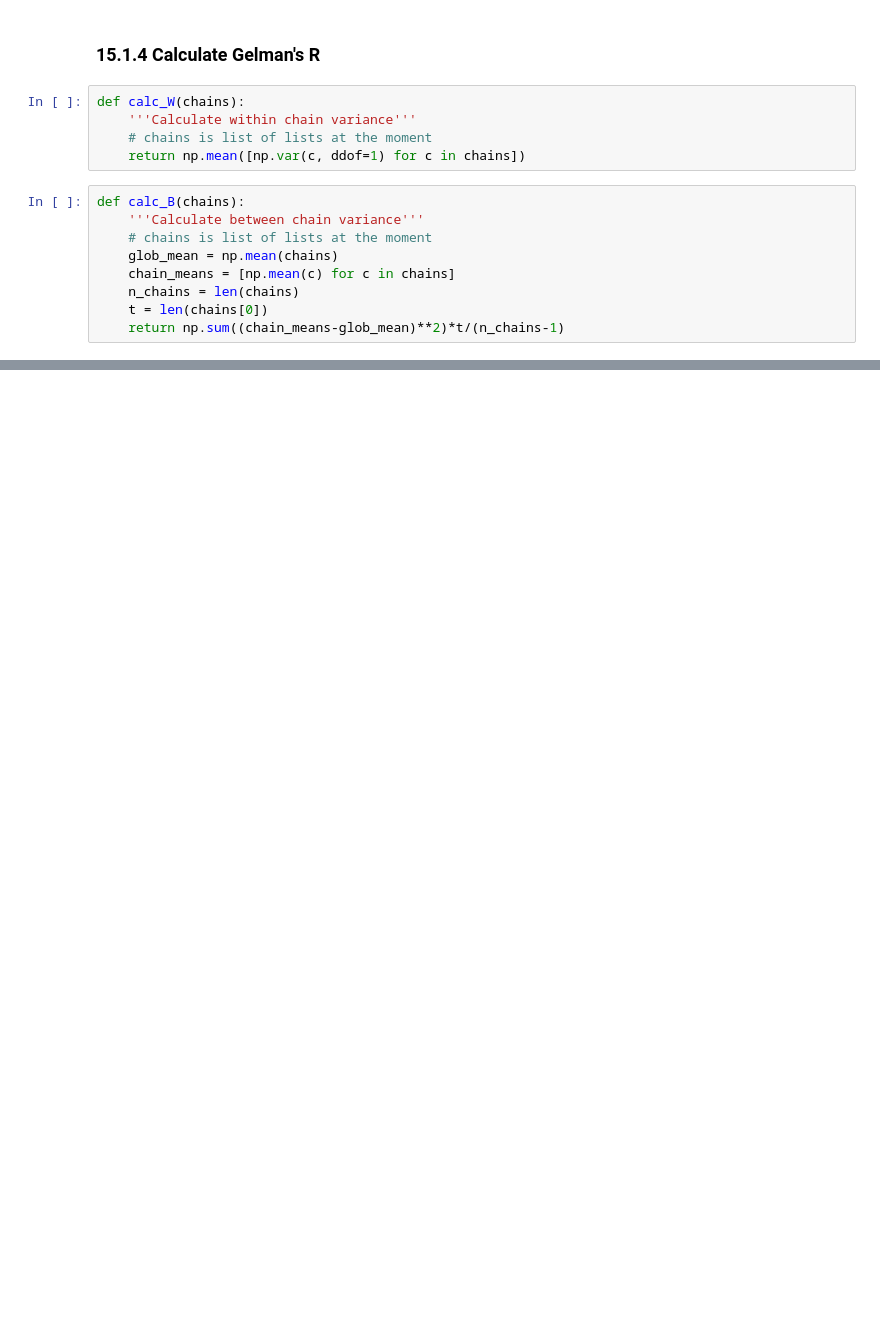
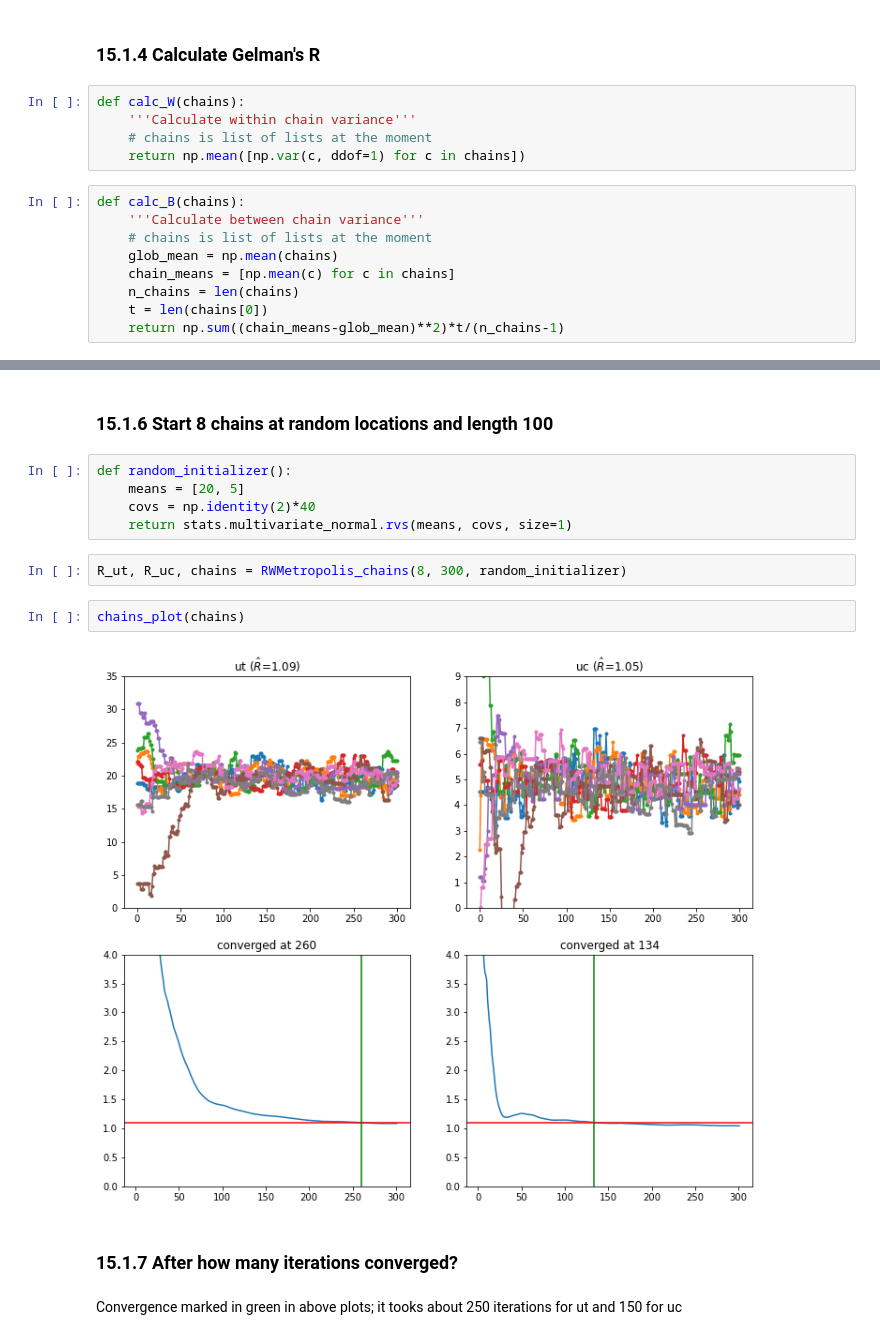
Before and after one commit to sendivogius/plAIground, a Jupyter notebook: bayes/15. Hamiltonian Monte Carlo.ipynb, the cells around one changed output, grey strips where cells are left out. Saved outputs shown, nothing was run; the diff lists cells and outputs as text; blank space fills up the shorter version.

```diff
--- a/bayes/15. Hamiltonian Monte Carlo.ipynb
+++ b/bayes/15. Hamiltonian Monte Carlo.ipynb
@@ -115,0 +159,17 @@ def calc_R(chains):
+# %% [markdown]
+### 15.1.6 Start 8 chains at random locations and length 100
+# %%
+def random_initializer():
+    means = [20, 5]
+    covs = np.identity(2)*40
+    return stats.multivariate_normal.rvs(means, covs, size=1)
+# %%
+R_ut, R_uc, chains = RWMetropolis_chains(8, 300, random_initializer)
+# %%
+chains_plot(chains)
+# %% [output]
+[figure, added]
+# %% [markdown]
+### 15.1.7 After how many iterations converged?
+# %% [markdown]
+Convergence marked in green in above plots; it tooks about 250 iterations for ut and 150 for uc
```
Also changed, not shown: parts of 16 cells of this notebook.
